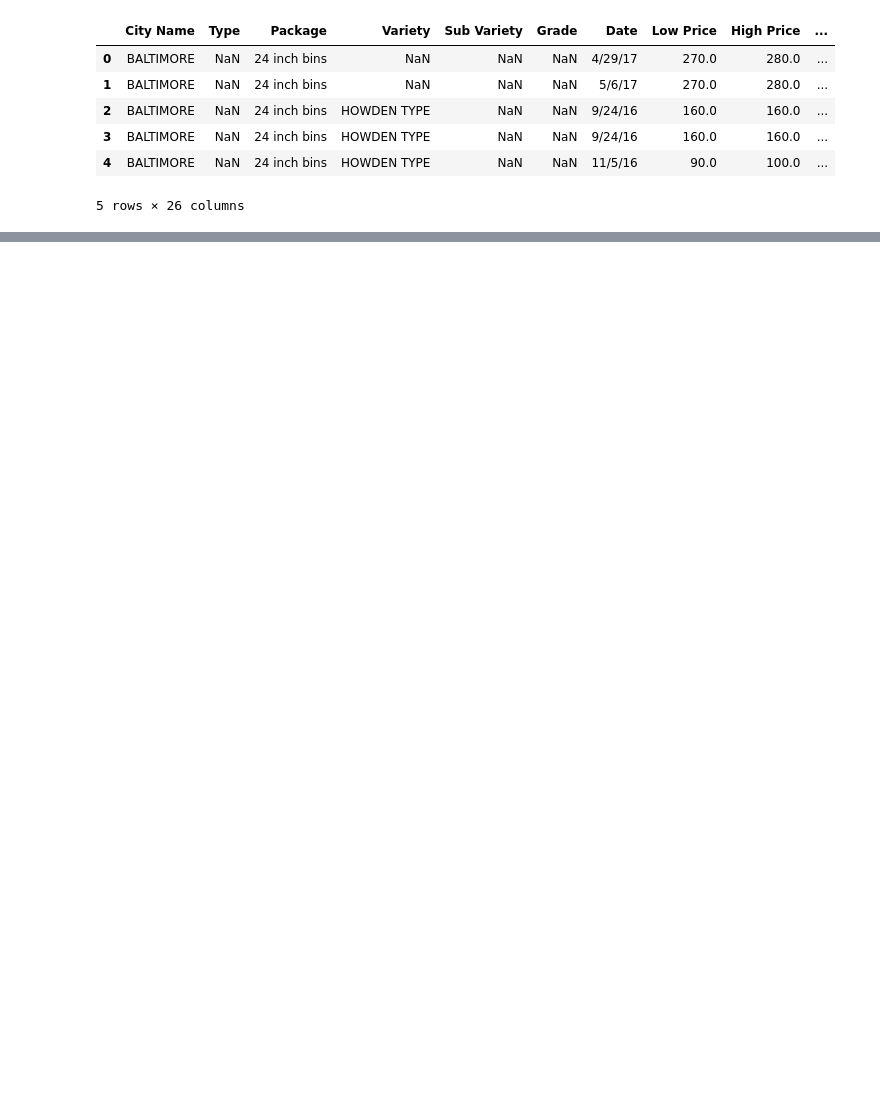
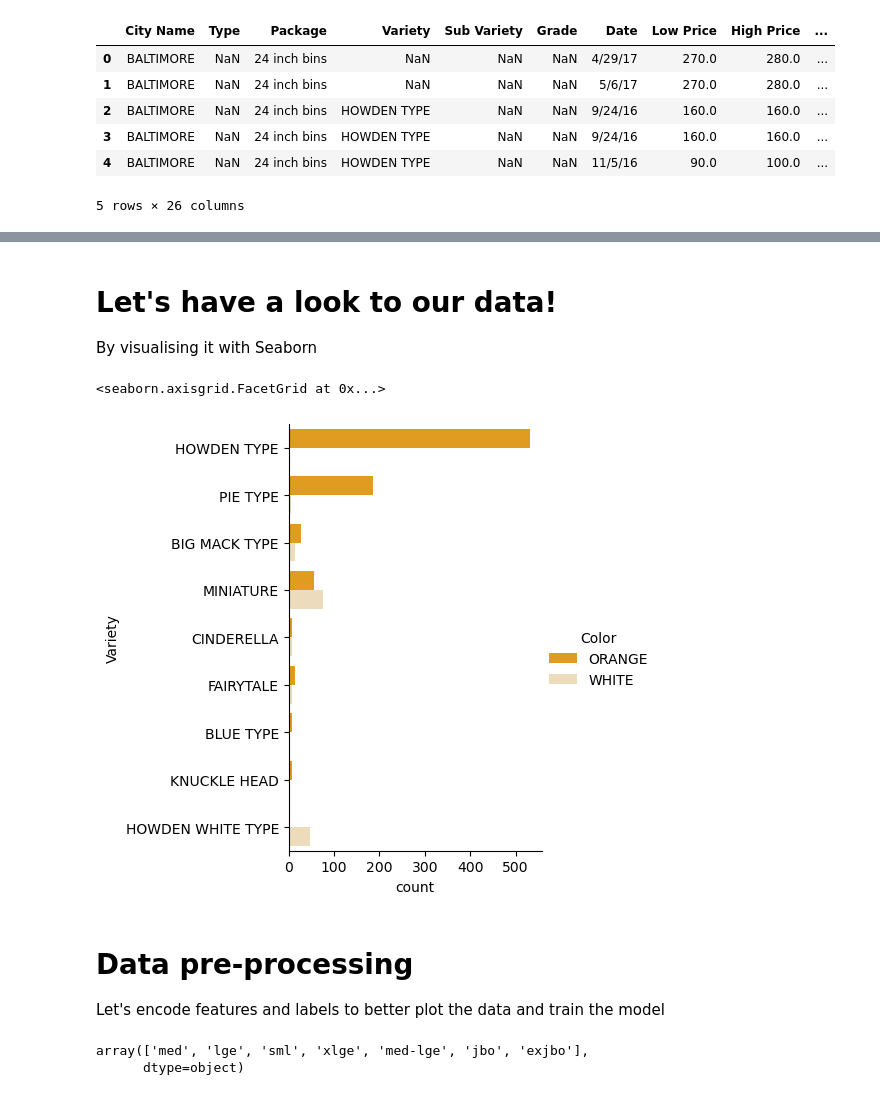
Before and after one commit to mfj4000/ML-For-Beginners, a Jupyter notebook: 2-Regression/4-Logistic/solution/notebook.ipynb, the cells around one changed output, grey strips where cells are left out. Saved outputs shown, nothing was run; the diff lists cells and outputs as text; code cells hidden in the pictures; blank space fills up the shorter version.

Commit message:
2.4 Logistic regreession: the seaborn solution

```diff
--- a/2-Regression/4-Logistic/solution/notebook.ipynb
+++ b/2-Regression/4-Logistic/solution/notebook.ipynb
@@ -5,11 +5,10 @@ Load up required libraries and dataset. Convert the data to a dataframe containi
 # %%
 import pandas as pd
-import matplotlib.pyplot as plt
 import numpy as np
 
-pumpkins = pd.read_csv('../../data/US-pumpkins.csv')
+full_pumpkins = pd.read_csv('../../data/US-pumpkins.csv')
 
-pumpkins.head()
+full_pumpkins.head()
 # %% [output]
 |  | City Name | Type | Package | Variety | Sub Variety | Grade | Date | Low Price | High Price | ... |
 | 0 | BALTIMORE | NaN | 24 inch bins | NaN | NaN | NaN | 4/29/17 | 270.0 | 280.0 | ... |
@@ -71,0 +20,9 @@ sns.catplot(x="Color", y="Item Size",
+# %%
+# Select the columns we want to use
+columns_to_select = ['City Name','Package','Variety', 'Origin','Item Size', 'Color']
+pumpkins = full_pumpkins.loc[:, columns_to_select]
+
+# Drop rows with missing values
+pumpkins.dropna(inplace=True)
+
+pumpkins.head()
@@ -71,0 +36,29 @@ sns.catplot(x="Color", y="Item Size",
+# %% [markdown]
+# Let's have a look to our data!
+
+By visualising it with Seaborn
+# %%
+import seaborn as sns
+# Specify colors for each values of the hue variable
+palette = {
+    'ORANGE': 'orange',
+    'WHITE': 'wheat',
+}
+# Plot a bar plot to visualize how many pumpkins of each variety are orange or white
+sns.catplot(
+    data=pumpkins, y="Variety", hue="Color", kind="count",
+    palette=palette,
+)
+# %% [output]
+<seaborn.axisgrid.FacetGrid at 0x...>
+[figure, added]
+# %% [markdown]
+# Data pre-processing
+
+Let's encode features and labels to better plot the data and train the model
+# %%
+# Let's look at the different values of the 'Item Size' column
+pumpkins['Item Size'].unique()
+# %% [output]
+array(['med', 'lge', 'sml', 'xlge', 'med-lge', 'jbo', 'exjbo'],
+      dtype=object)
```
Also changed, not shown: parts of 26 cells of this notebook, 1 other file.
